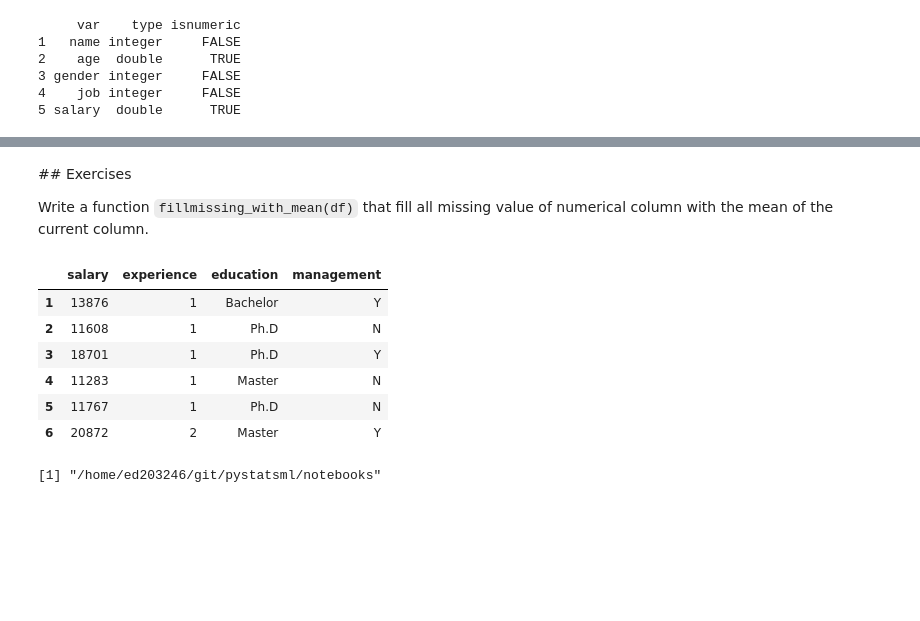
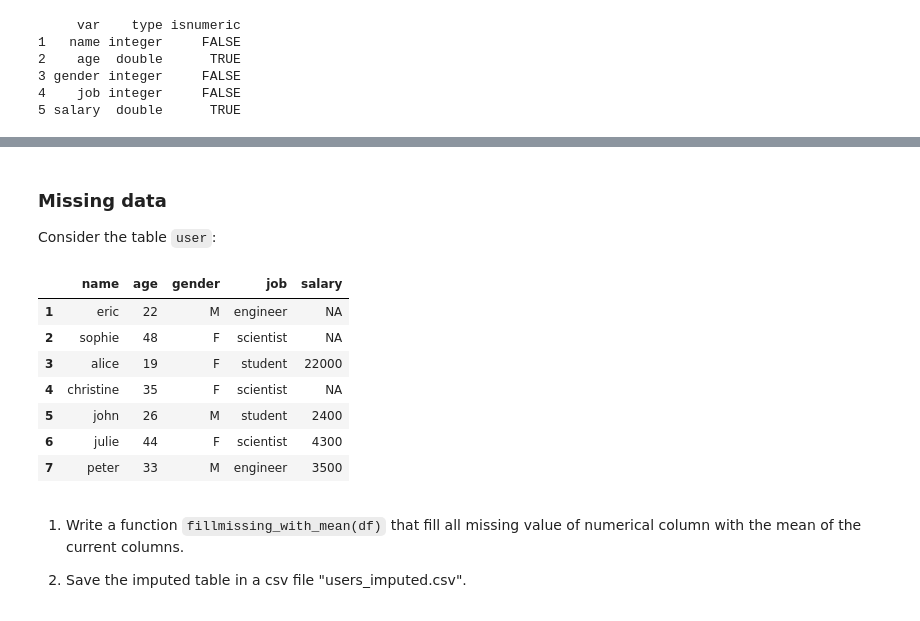
Before and after one commit to neurospin/pystatsml, a Jupyter notebook: notebooks/tools_R.ipynb, the cells around one changed output, grey strips where cells are left out. Drawn from its saved outputs; the diff is of its cells as text; code cells hidden in the pictures; blank space fills up the shorter version.

```diff
--- a/notebooks/tools_R.ipynb
+++ b/notebooks/tools_R.ipynb
@@ -533,24 +591,19 @@ print(types)
+# %% [markdown]
+### Missing data
+
+Consider the table ``user``:
+# %%
+user
+# %% [output]
+|  | name | age | gender | job | salary |
+| 1 | eric | 22 | M | engineer | NA |
+| 2 | sophie | 48 | F | scientist | NA |
+| 3 | alice | 19 | F | student | 22000 |
+| 4 | christine | 35 | F | scientist | NA |
+| 5 | john | 26 | M | student | 2400 |
+| 6 | julie | 44 | F | scientist | 4300 |
+| 7 | peter | 33 | M | engineer | 3500 |
 # %% [markdown]
-## Exercises
+1. Write a function ``fillmissing_with_mean(df)`` that fill all missing value of numerical column with the mean of the current columns.
 
-Write a function ``fillmissing_with_mean(df)`` that fill all missing value of numerical column with the
-mean of the current column.
+2. Save the imputed table in a csv file "users_imputed.csv".
-# %%
-# link = 'https://raw.github.com/neurospin/pystatsml/master/data/salary_table.csv'
-# df = read.csv(url(link))
-# link
-link = '../data/salary_table.csv'
-df = read.csv(link)
-head(df)
-# %% [output]
-|  | salary | experience | education | management |
-| 1 | 13876 | 1 | Bachelor | Y |
-| 2 | 11608 | 1 | Ph.D | N |
-| 3 | 18701 | 1 | Ph.D | Y |
-| 4 | 11283 | 1 | Master | N |
-| 5 | 11767 | 1 | Ph.D | N |
-| 6 | 20872 | 2 | Master | Y |
-# %%
-getwd()
-# %% [output]
-[1] "/home/ed203246/git/pystatsml/notebooks"
```
Also changed, not shown: parts of 20 cells of this notebook, 3 other files.
